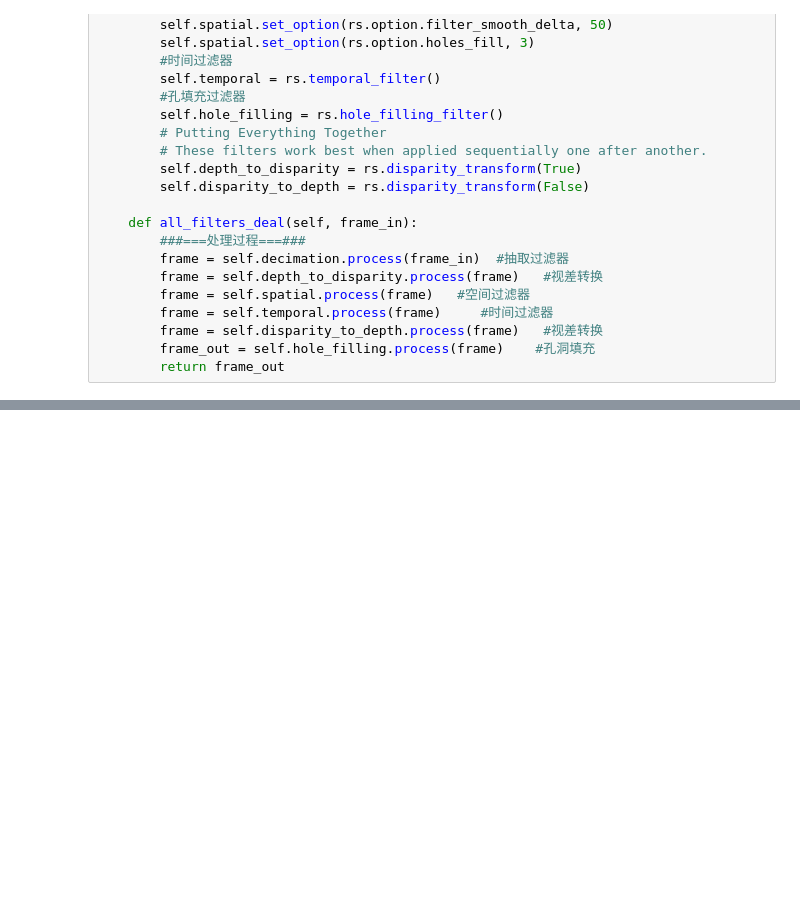
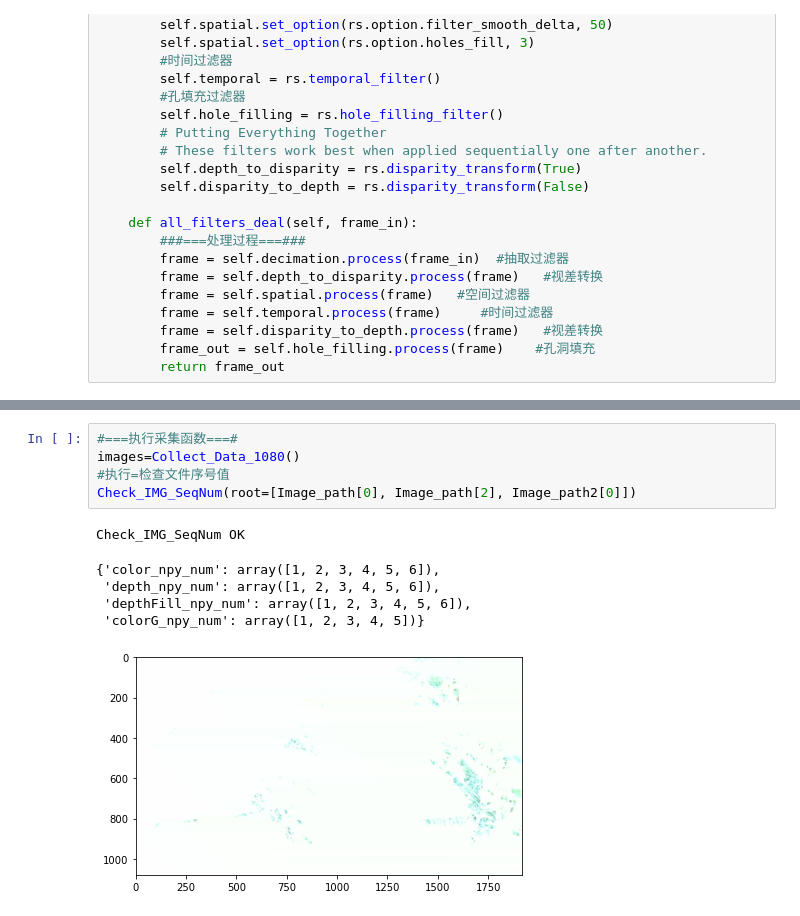
Before and after one commit to yulongnan/D435I-Code, a Jupyter notebook: RGBD_TEST_YuMi_X2T.ipynb, the cells around one changed output, grey strips where cells are left out. Saved outputs shown, nothing was run; the diff lists cells and outputs as text; blank space fills up the shorter version.

```diff
--- a/RGBD_TEST_YuMi_X2T.ipynb
+++ b/RGBD_TEST_YuMi_X2T.ipynb
@@ -253,3 +260,15 @@ Check_IMG_SeqNum OK
+# %%
+#===执行采集函数===#
+images=Collect_Data_1080()
+#执行=检查文件序号值
+Check_IMG_SeqNum(root=[Image_path[0], Image_path[2], Image_path2[0]])
+# %% [output]
+Check_IMG_SeqNum OK
+{'color_npy_num': array([1, 2, 3, 4, 5, 6]),
+ 'depth_npy_num': array([1, 2, 3, 4, 5, 6]),
+ 'depthFill_npy_num': array([1, 2, 3, 4, 5, 6]),
+ 'colorG_npy_num': array([1, 2, 3, 4, 5])}
+[figure, added]
 # %%
 #===独立数据 = 处理环节===#
 depth_scale = 0.0010000000474974513
```
Also changed, not shown: parts of 7 cells of this notebook.
